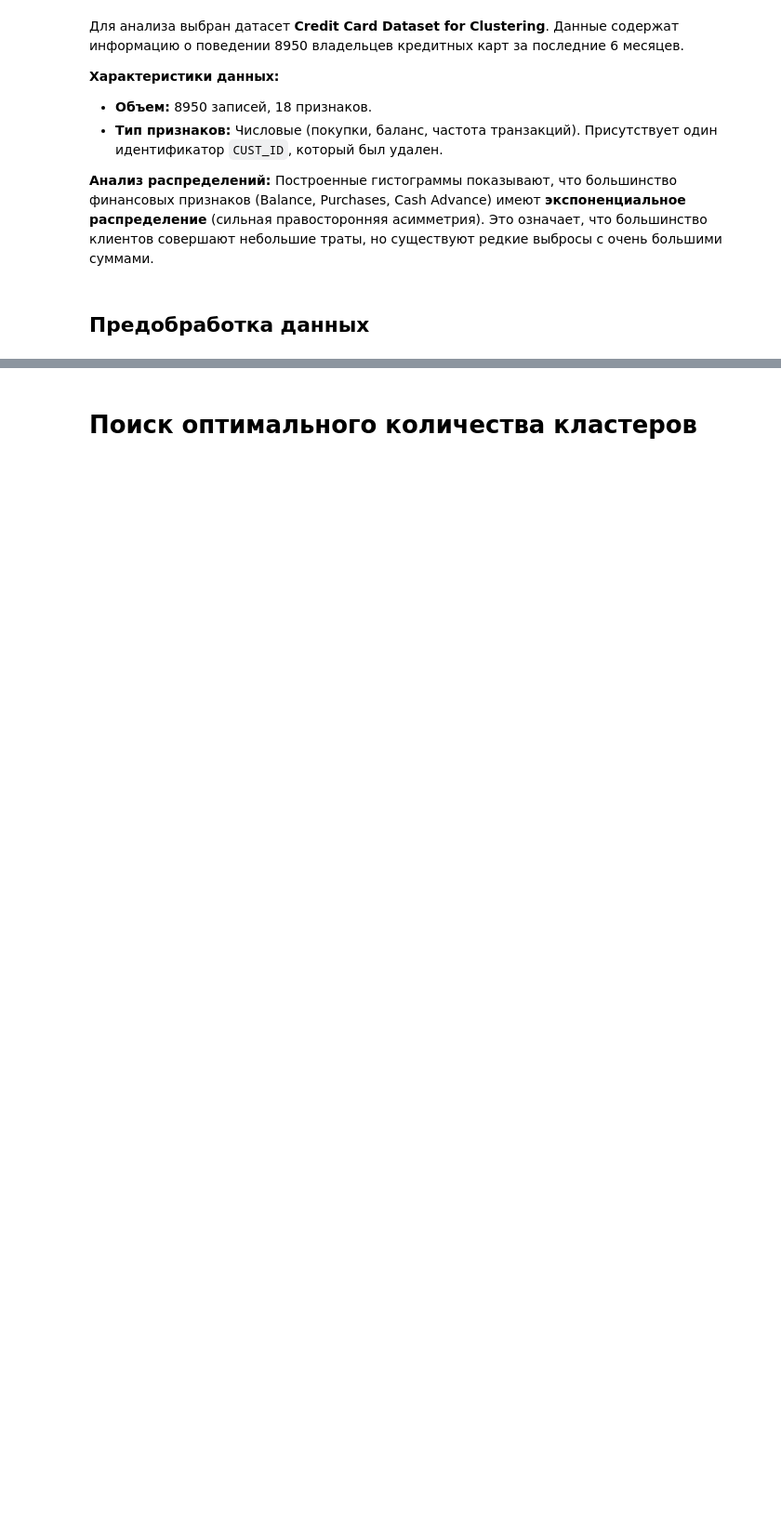
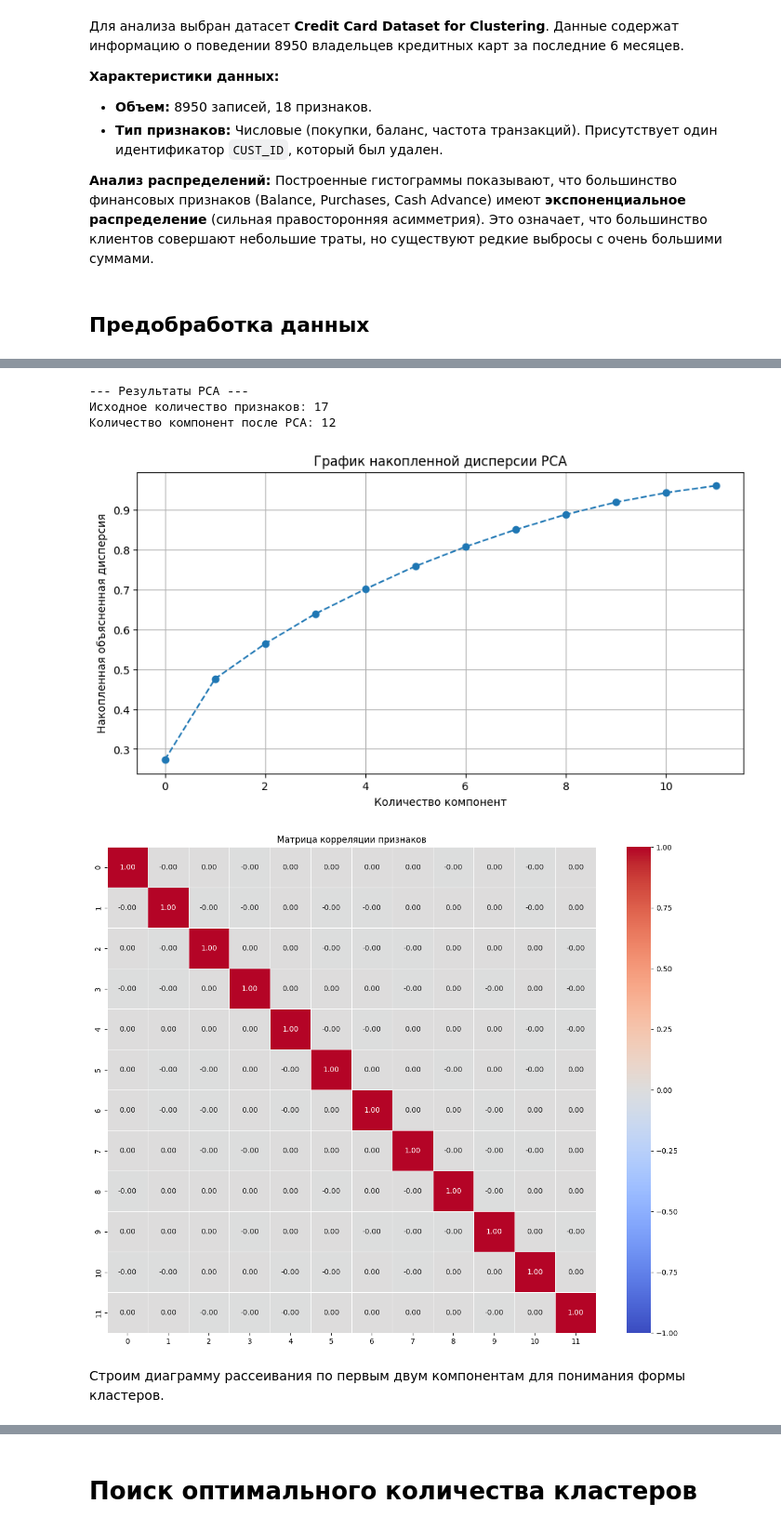
Before and after one commit to Polarnnik/MLfour, a Jupyter notebook: main.ipynb, the cells around one changed output, grey strips where cells are left out. Shown at 93% size. Saved outputs shown, nothing was run; the diff lists cells and outputs as text; code cells hidden in the pictures; blank space fills up the shorter version.

```diff
--- a/main.ipynb
+++ b/main.ipynb
@@ -102,0 +115,33 @@ df_scaled = pd.DataFrame(df_scaled, columns=df.columns)
+# %%
+from sklearn.decomposition import PCA
+
+pca = PCA(n_components=0.95)
+df_pca = pca.fit_transform(df_scaled)
+df_pca = pd.DataFrame(df_pca)
+
+print(f"--- Результаты PCA ---")
+print(f"Исходное количество признаков: {df_scaled.shape[1]}")
+print(f"Количество компонент после PCA: {df_pca.shape[1]}")
+
+plt.figure(figsize=(10, 5))
+plt.plot(np.cumsum(pca.explained_variance_ratio_), marker='o', linestyle='--')
+plt.xlabel('Количество компонент')
+plt.ylabel('Накопленная объясненная дисперсия')
+plt.title('График накопленной дисперсии PCA')
+plt.grid()
+plt.show()
+
+plt.figure(figsize=(15, 12))
+corr_matrix = df_pca.corr()
+
+sns.heatmap(corr_matrix, annot=True, fmt=".2f", cmap='coolwarm', vmin=-1, vmax=1, center=0, linewidths=.5)
+plt.title('Матрица корреляции признаков')
+plt.show()
+# %% [output]
+--- Результаты PCA ---
+Исходное количество признаков: 17
+Количество компонент после PCA: 12
+[figure, added]
+[figure, added]
+# %% [markdown]
+Строим диаграмму рассеивания по первым двум компонентам для понимания формы кластеров.
```
Also changed, not shown: parts of 11 cells of this notebook.
